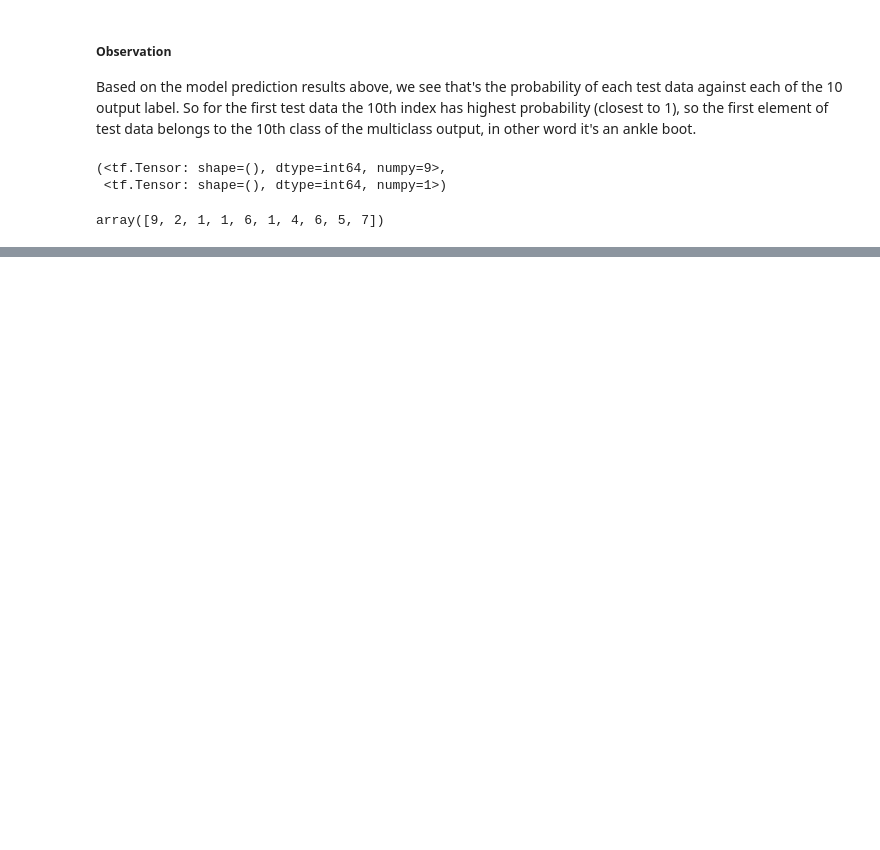
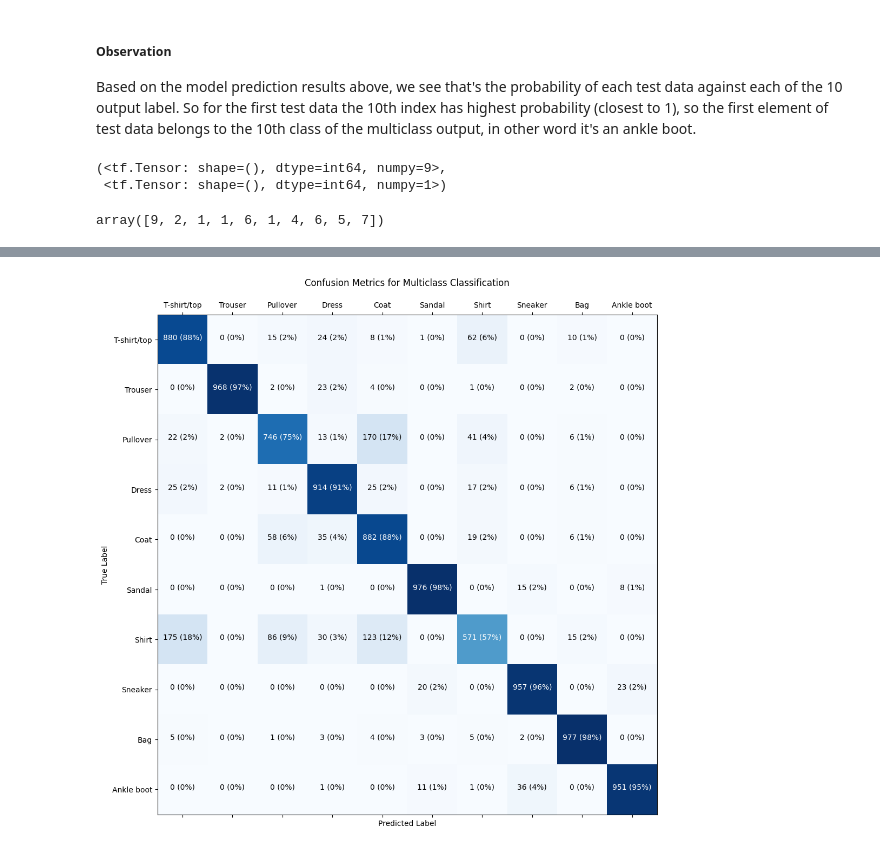
Before and after one commit to GoAshim/Artificial-Neural-Network-with-TensorFlow, a Jupyter notebook: 05_Multiclass_Classification_with_Tensorflow_Image_Prediction.ipynb, the cells around one changed output, grey strips where cells are left out. Cells and saved outputs as stored; diff of their text form; code cells hidden in the pictures; blank space fills up the shorter version.

```diff
--- a/05_Multiclass_Classification_with_Tensorflow_Image_Prediction.ipynb
+++ b/05_Multiclass_Classification_with_Tensorflow_Image_Prediction.ipynb
@@ -404,7 +404,7 @@ model_05.compile(
 # Fit the model with the normalized training data and evaluate on the normalized test data
 hist_05 = model_05.fit(X_train_norm,
                        y_train,
-                       epochs=20,
+                       epochs=10,
                        validation_data=(X_test_norm, y_test)
                        )
 # %% [output]
@@ -486,0 +490,4 @@ array([[770,   3,  14,  26,   7,   0, 162,   0,  18,   0],
+# %%
+# Normalize our confusion metrics, meaning instead of count it will show the fractional value
+cm_norm = cm.astype("float") / cm.sum(axis=1)[:, np.newaxis]
+cm_norm
@@ -486,0 +515,30 @@ array([[770,   3,  14,  26,   7,   0, 162,   0,  18,   0],
+# %%
+# Find number of classes in the confusion metrics
+cm_classes = cm.shape[0]
+
+# Create the figure
+fig, ax = plt.subplots(figsize=(12, 12))
+
+ax.matshow(cm_norm, cmap=plt.cm.Blues)
+ax.set(title="Confusion Metrics for Multiclass Classification\n",
+       xlabel="Predicted Label",
+       ylabel="True Label",
+       xticks=np.arange(cm_classes),
+       yticks=np.arange(cm_classes),
+       xticklabels=labels,
+       yticklabels=labels
+);
+
+# Plot the text in each cell
+import itertools
+
+for i, j in itertools.product(range(cm.shape[0]), range(cm.shape[1])):
+  col="black"
+  if cm[i, j] > 500:
+    col="white"
+
+  plt.text(j, i, f"{cm[i, j]} ({cm_norm[i, j]*100:.0f}%)",
+           horizontalalignment="center",
+           color=col)
+# %% [output]
+[figure, added]
```
Also changed, not shown: parts of 15 cells of this notebook.
